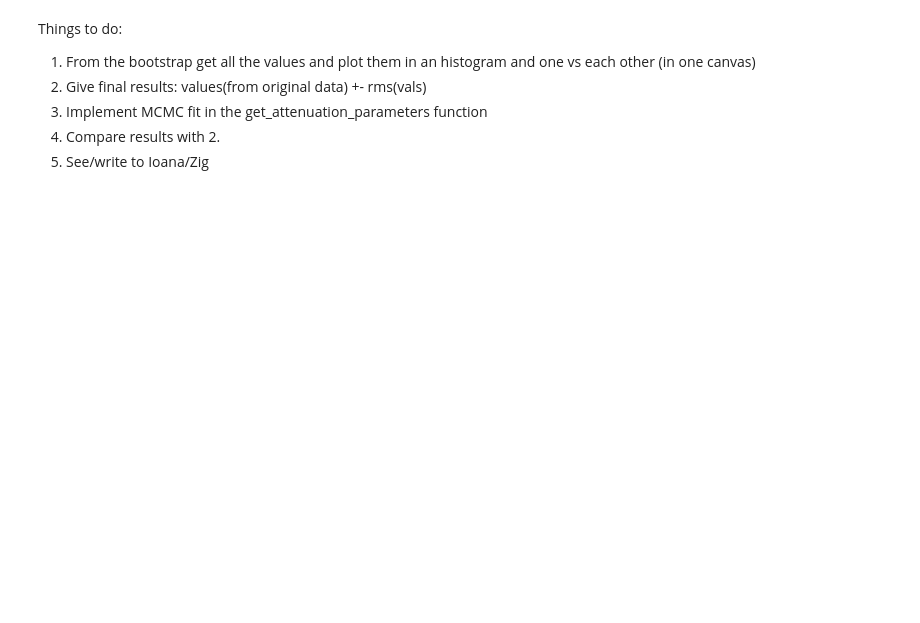
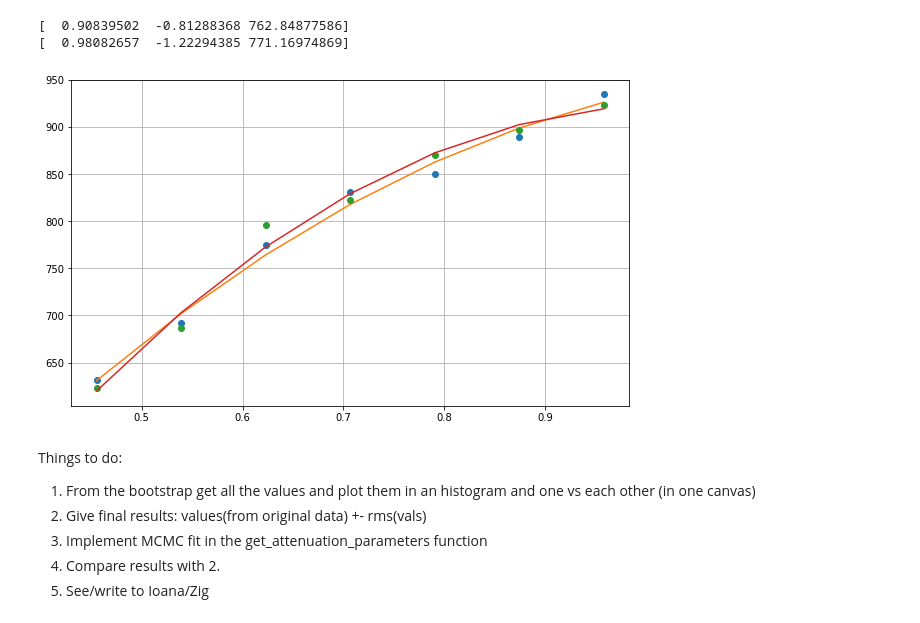
Before and after one commit to njohnsto/stage, a Jupyter notebook: Main.ipynb, the cells around one changed output. Cells and saved outputs as stored; diff of their text form; code cells hidden in the pictures; blank space fills up the shorter version.

```diff
--- a/Main.ipynb
+++ b/Main.ipynb
@@ -47,23 +106,27 @@ values, cov = get_attenuation_parameters(s125_fit, bins, performMCMC = False )
 # %%
 ### number of boostrap samples as input
-samples = 10
+samples = 2
 from simul_functions import get_s125
 
 fig2, ax2 = plt.subplots(figsize=(10,6))
 plt.grid()
 a=[alpha,beta,1]
 bootstrap_values=[]
 bootstrap_values_2=[]
 for j in range(0, samples):
     new_data = get_bootstrap_data(data)
     new_data=set_intensity(new_data, nr_of_bins)
-    s125_fit, bins, s38_fit, s125_fit_error = get_data_to_fit(new_data, intensity, nr_of_bins-1)
+    s125_fit, bins, s38_fit, s125_fit_error = get_data_to_fit(new_data, intensity, nr_of_bins)
     vals, cov_bt = get_attenuation_parameters(s125_fit, bins, performMCMC = False )
     bootstrap_values.append(vals)
     bootstrap_values_2.append(vals**2)
     ax2.plot(bins, s125_fit, lw=0, marker='o')
     ax2.plot(bins, get_s125(bins,vals[0], vals[1], vals[2]))
     print(vals)
+# %% [output]
+[  0.90839502  -0.81288368 762.84877586]
+[  0.98082657  -1.22294385 771.16974869]
+[figure, added]
 # %% [markdown]
 Things to do:
 1. From the bootstrap get all the values and plot them in an histogram and one vs each other (in one canvas)
```
Also changed, not shown: parts of 11 cells of this notebook, 1 other file.
